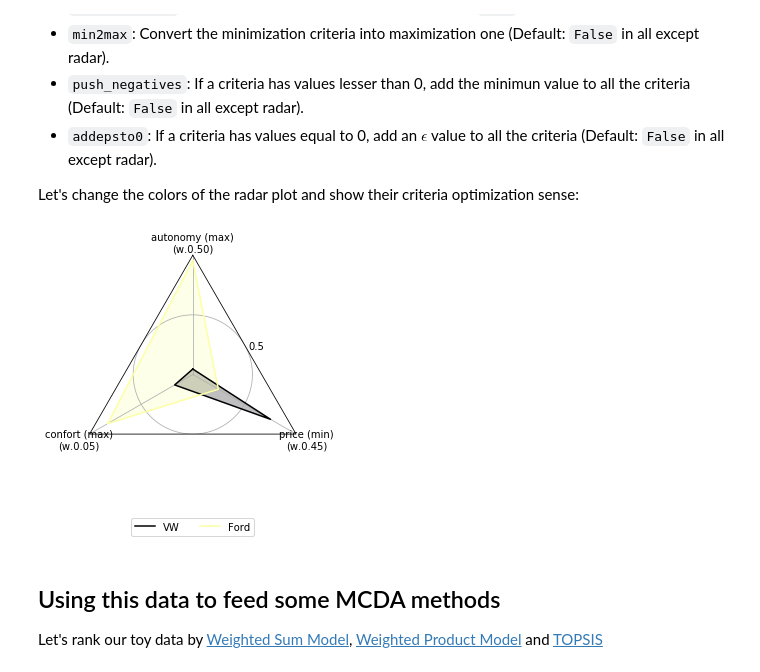
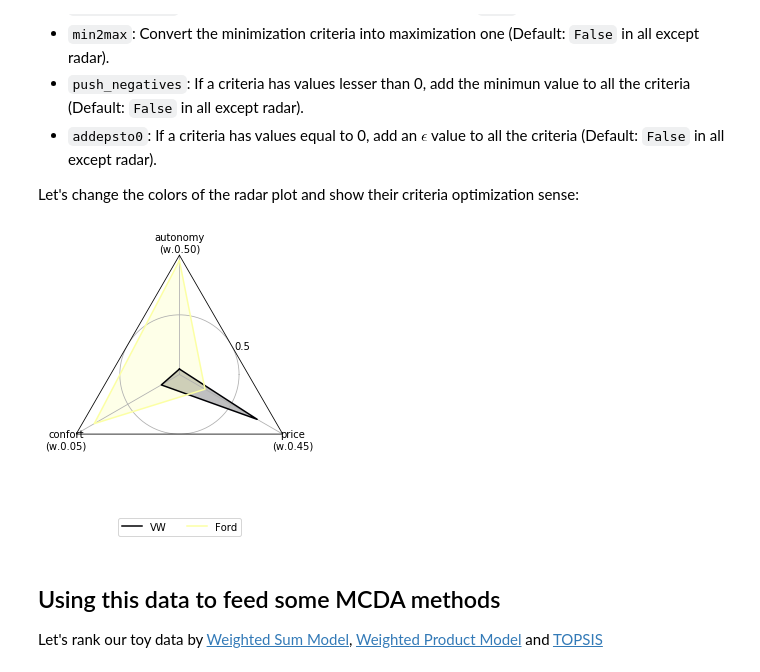
Before and after one commit to quatrope/scikit-criteria, a Jupyter notebook: doc/source/tutorial/quickstart.ipynb, the cells around one changed output. Cells and saved outputs as stored; diff of their text form; code cells hidden in the pictures.

```diff
--- a/doc/source/tutorial/quickstart.ipynb
+++ b/doc/source/tutorial/quickstart.ipynb
@@ -162,9 +162,9 @@ Every plot has their own set of parameters, but at last every one can receive:
 
 Let's change the colors of the radar plot and show their criteria optimization sense:
 # %%
-data.plot.radar(cmap="inferno", show_criteria=True);
+data.plot.radar(cmap="inferno", show_criteria=False);
 # %% [output]
-[figure, old version]
+[figure, new version]
 # %% [markdown]
 ## Using this data to feed some MCDA methods
 
```
